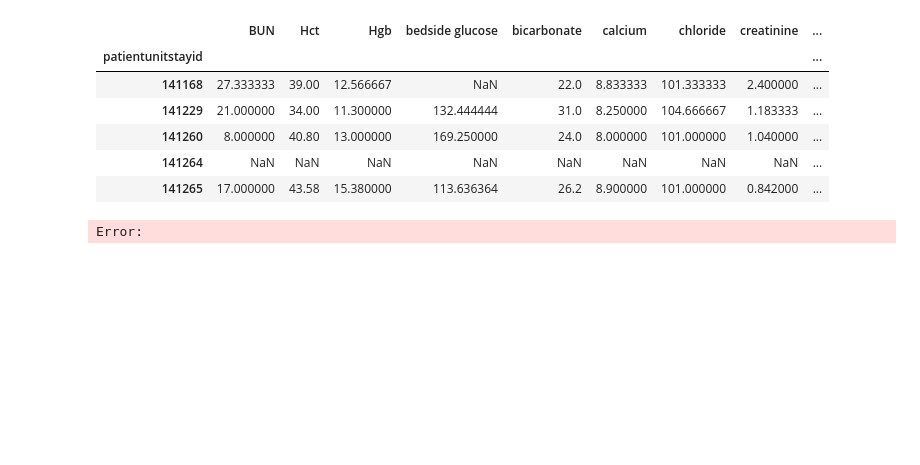
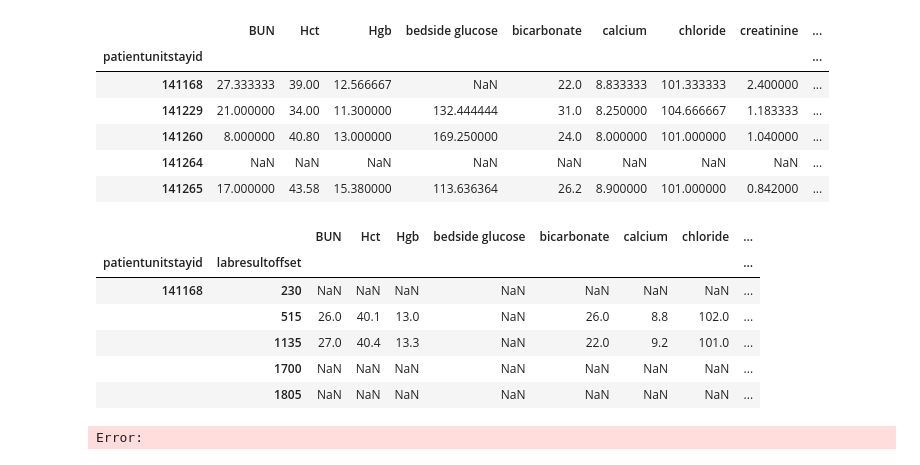
Before and after one commit to joy628/master-project, a Jupyter notebook: data-preprocessing/lab.ipynb, the cells around one changed output. Cells and saved outputs as stored; diff of their text form; code cells hidden in the pictures; blank space fills up the shorter version.

Commit message:
patient analysis

```diff
--- a/data-preprocessing/lab.ipynb
+++ b/data-preprocessing/lab.ipynb
@@ -179,6 +179,16 @@ Mean value of vital signs over ICU stay for each patient
 | 141260 | 8.000000 | 40.80 | 13.000000 | 169.250000 | 24.0 | 8.000000 | 101.000000 | 1.040000 | ... |
 | 141264 | NaN | NaN | NaN | NaN | NaN | NaN | NaN | NaN | ... |
 | 141265 | 17.000000 | 43.58 | 15.380000 | 113.636364 | 26.2 | 8.900000 | 101.000000 | 0.842000 | ... |
+# %%
+lab_.head()
+# %% [output]
+|  |  | BUN | Hct | Hgb | bedside glucose | bicarbonate | calcium | chloride | ... |
+| patientunitstayid | labresultoffset |  |  |  |  |  |  |  | ... |
+| 141168 | 230 | NaN | NaN | NaN | NaN | NaN | NaN | NaN | ... |
+|  | 515 | 26.0 | 40.1 | 13.0 | NaN | 26.0 | 8.8 | 102.0 | ... |
+|  | 1135 | 27.0 | 40.4 | 13.3 | NaN | 22.0 | 9.2 | 101.0 | ... |
+|  | 1700 | NaN | NaN | NaN | NaN | NaN | NaN | NaN | ... |
+|  | 1805 | NaN | NaN | NaN | NaN | NaN | NaN | NaN | ... |
 # %%
 # Import libraries
 import numpy as np
```
Also changed, not shown: 3 other files.
